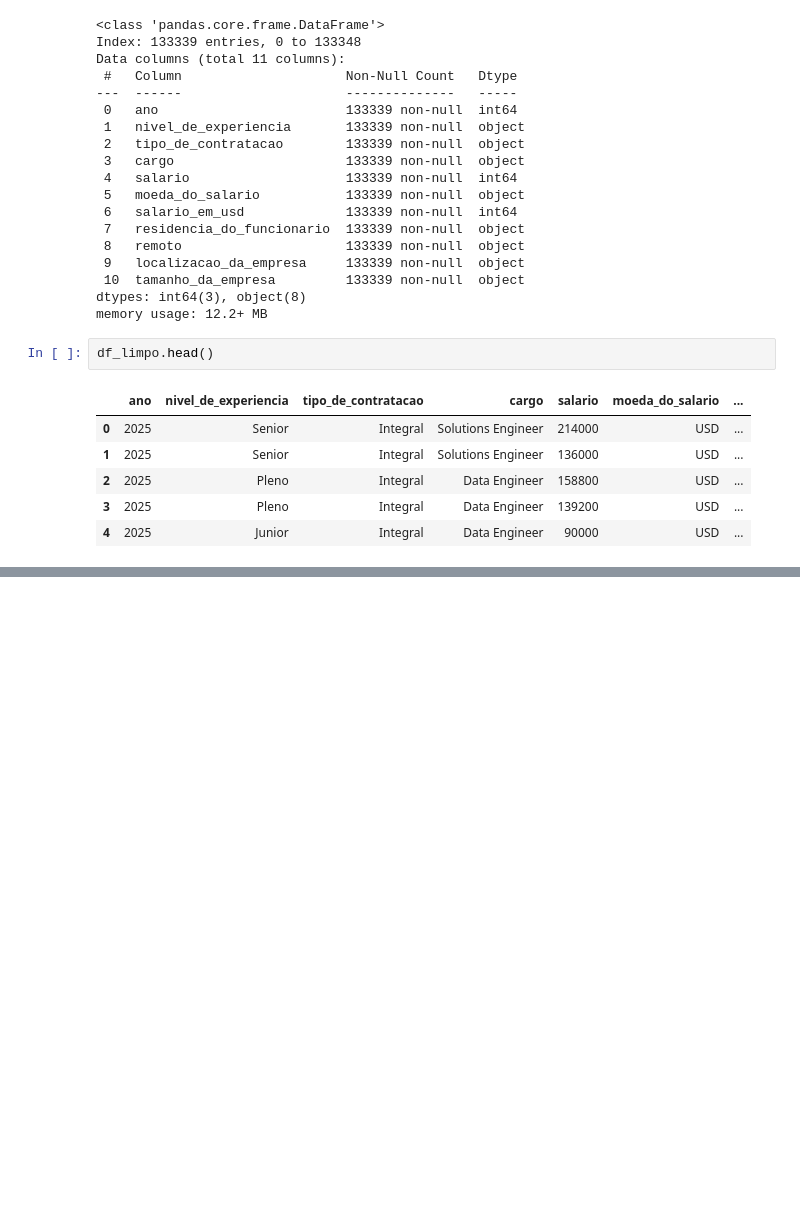
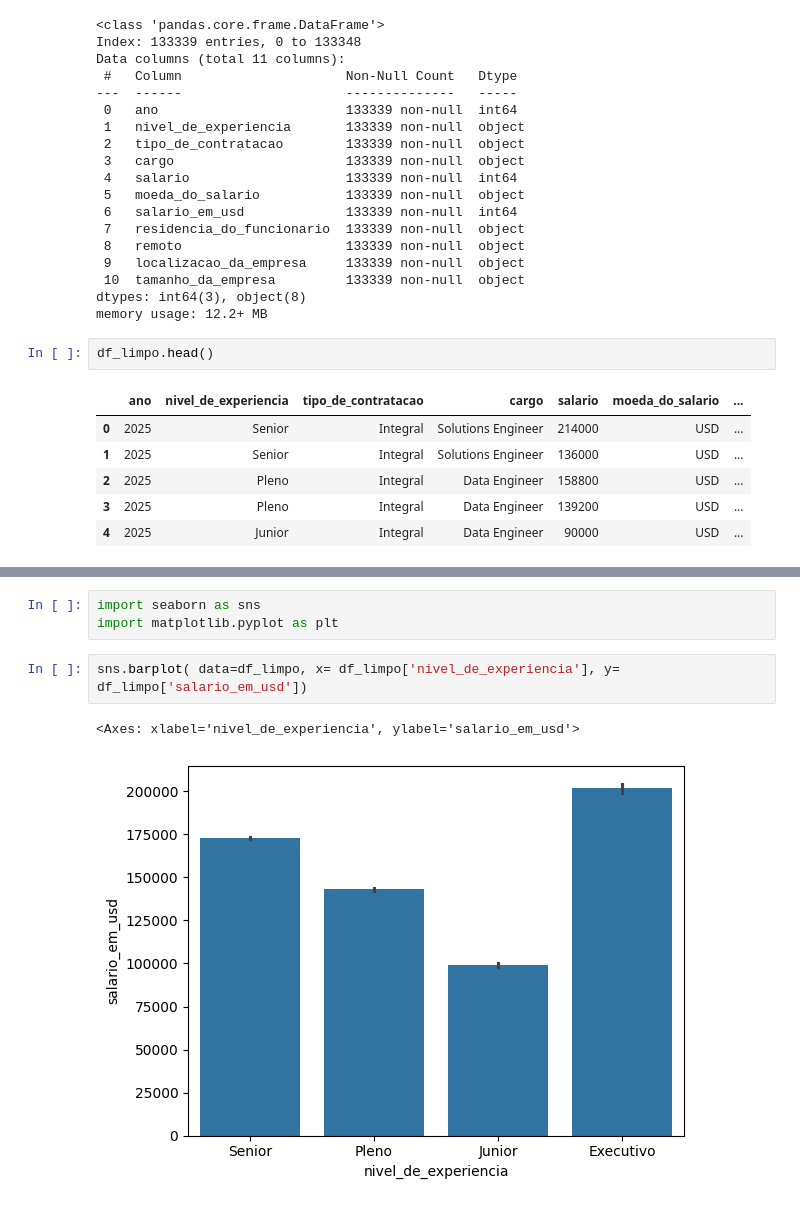
Before and after one commit to PedroCeratoo/ImersaoDataScienceAlura, a Jupyter notebook: ImersaoDS.ipynb, the cells around one changed output, grey strips where cells are left out. Cells and saved outputs as stored; diff of their text form; blank space fills up the shorter version.

```diff
--- a/ImersaoDS.ipynb
+++ b/ImersaoDS.ipynb
@@ -425,0 +433,8 @@ df_limpo.head()
+# %%
+import seaborn as sns
+import matplotlib.pyplot as plt
+# %%
+sns.barplot( data=df_limpo, x= df_limpo['nivel_de_experiencia'], y= df_limpo['salario_em_usd'])
+# %% [output]
+<Axes: xlabel='nivel_de_experiencia', ylabel='salario_em_usd'>
+[figure, added]
```
Also changed, not shown: parts of 14 cells of this notebook.
